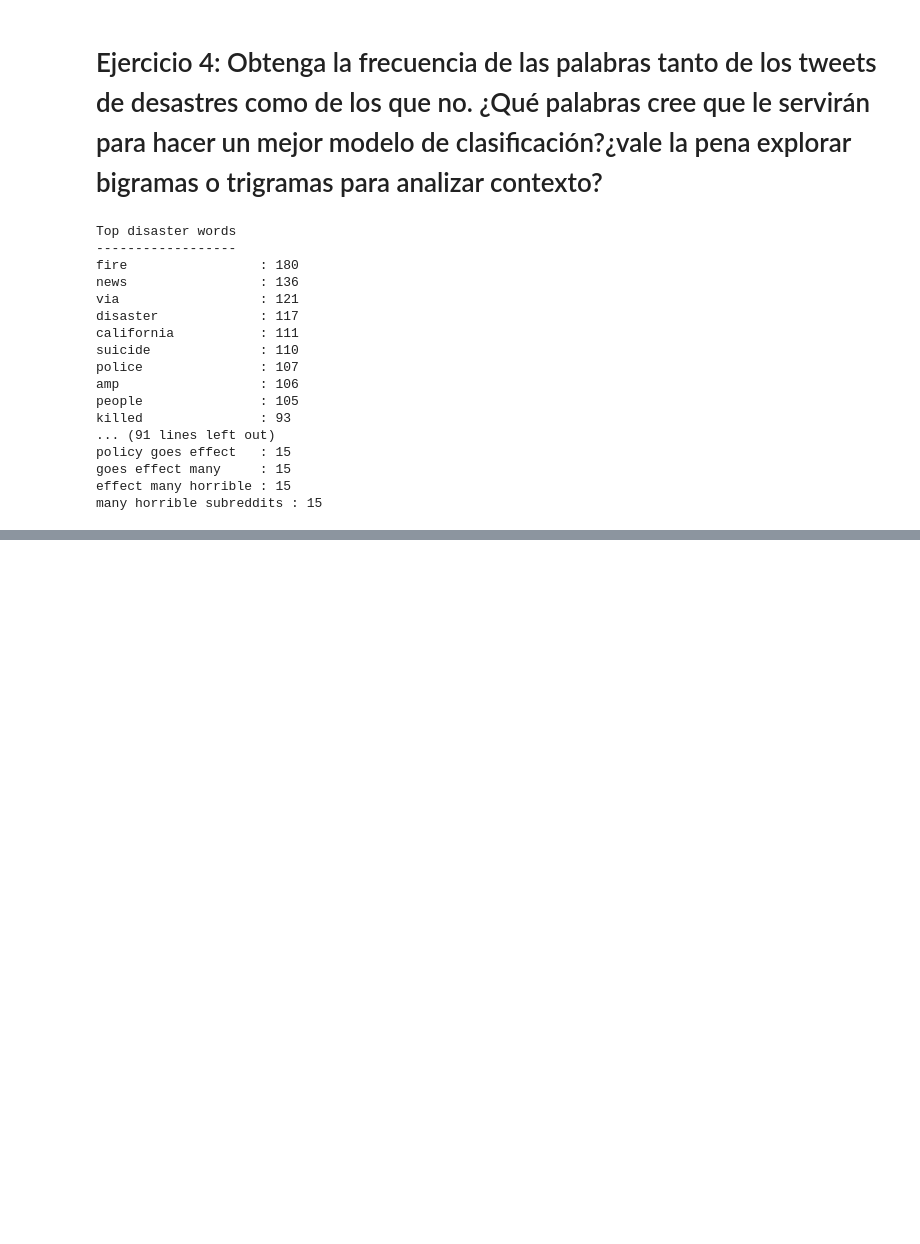
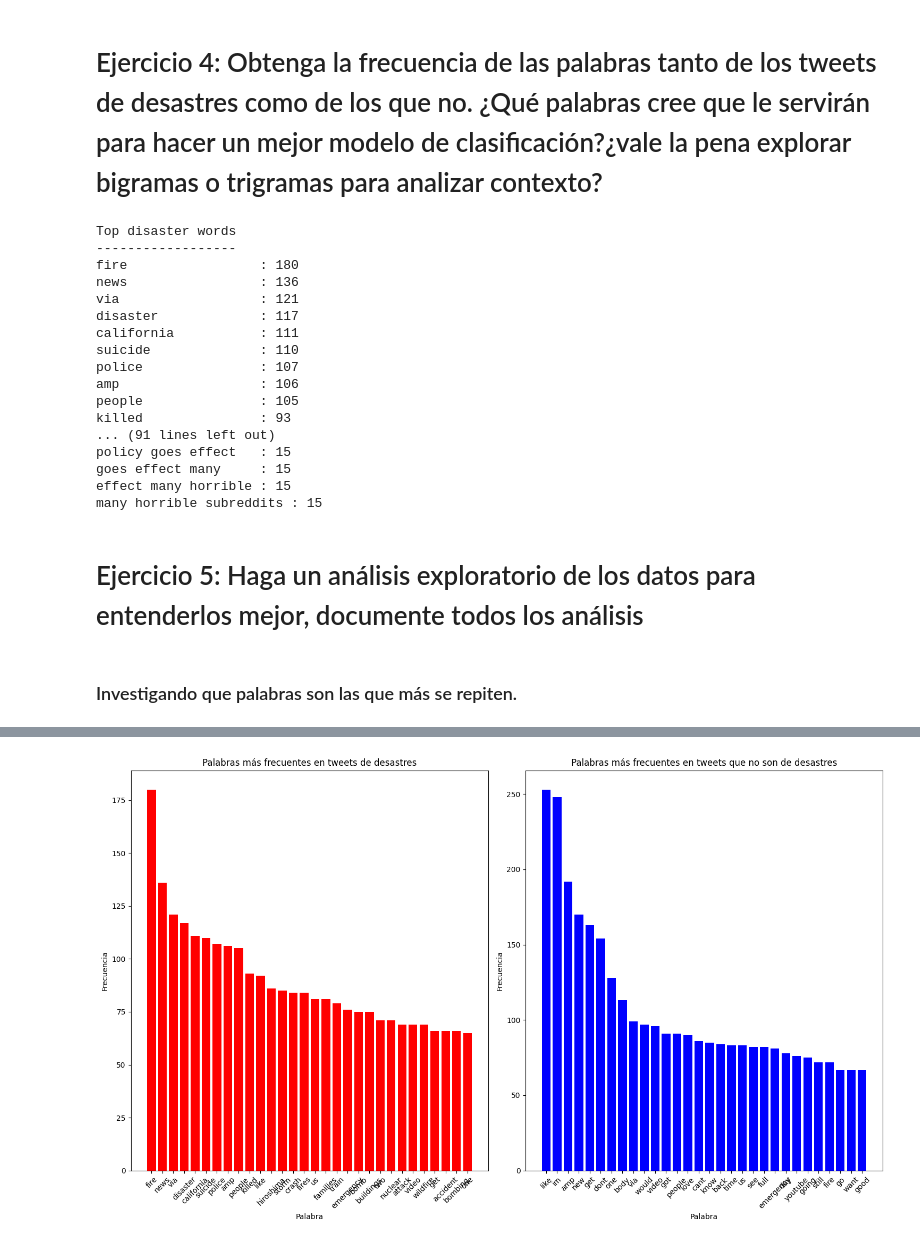
Before and after one commit to Javier19-cmd/Lab5-Data, a Jupyter notebook: Lab5.ipynb, the cells around one changed output, grey strips where cells are left out. Drawn from its saved outputs; the diff is of its cells as text; code cells hidden in the pictures; blank space fills up the shorter version.

```diff
--- a/Lab5.ipynb
+++ b/Lab5.ipynb
@@ -326,3 +329,59 @@ policy goes effect   : 15
 goes effect many     : 15
 effect many horrible : 15
 many horrible subreddits : 15
+# %% [markdown]
+# Ejercicio 5: Haga un análisis exploratorio de los datos para entenderlos mejor, documente todos los análisis
+# %% [markdown]
+### Investigando que palabras son las que más se repiten.
+# %%
+# Descargando las stopwords si aún no están descargadas
+nltk.download('stopwords')
+
+# Filtrando stopwords en inglés
+stop_words = set(stopwords.words('english'))
+
+# Función para procesar y obtener frecuencia de palabras
+def get_word_frequency(text):
+    words = nltk.word_tokenize(text)  # Tokenizar el texto en palabras
+    words = [word.lower() for word in words if word.isalpha() and word.lower() not in stop_words]  # Filtrar palabras no alfanuméricas y stopwords
+    return Counter(words)  # Contar la frecuencia de cada palabra
+
+# Filtrar los datos según la columna de destino (target)
+disaster_tweets = train[train['target'] == 1]['text']
+non_disaster_tweets = train[train['target'] == 0]['text']
+
+disaster_word_frequency = Counter()  # Frecuencia de palabras para tweets de desastres
+non_disaster_word_frequency = Counter()  # Frecuencia de palabras para tweets que no son de desastres
+
+for tweet in disaster_tweets:
+    disaster_word_frequency += get_word_frequency(tweet)
+
+for tweet in non_disaster_tweets:
+    non_disaster_word_frequency += get_word_frequency(tweet)
+
+# Obtener las palabras más comunes y sus frecuencias
+top_disaster_words = disaster_word_frequency.most_common(30)
+top_non_disaster_words = non_disaster_word_frequency.most_common(30)
+
+# Creando histogramas
+plt.figure(figsize=(15, 9))
+
+# Histograma de palabras en tweets de desastres
+plt.subplot(1, 2, 1)
+plt.bar(*zip(*top_disaster_words), color='red')
+plt.xlabel('Palabra')
+plt.ylabel('Frecuencia')
+plt.title('Palabras más frecuentes en tweets de desastres')
+plt.xticks(rotation=45)
+
+# Histograma de palabras en tweets que no son de desastres
+plt.subplot(1, 2, 2)
+plt.bar(*zip(*top_non_disaster_words), color='blue')
+plt.xlabel('Palabra')
+plt.ylabel('Frecuencia')
+plt.title('Palabras más frecuentes en tweets que no son de desastres')
+plt.xticks(rotation=45)
+
+plt.tight_layout()
+plt.show()
+# %% [output]
@@ -328,0 +391 @@ many horrible subreddits : 15
+[figure, added]
```
Also changed, not shown: parts of 14 cells of this notebook.
